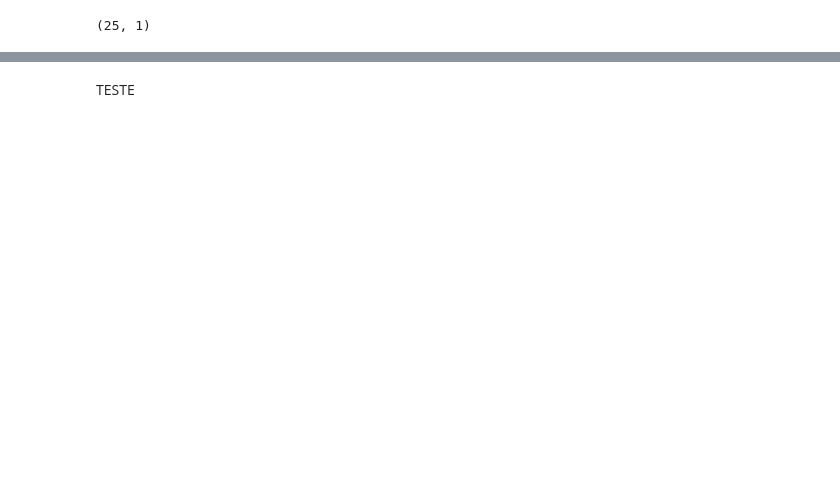
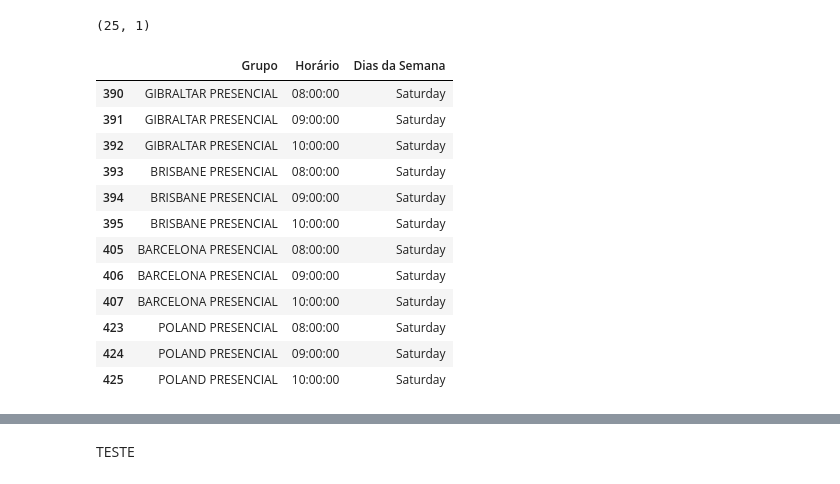
Before and after one commit to AllanTailon/TeacherScheduler, a Jupyter notebook: alocacao/notebook_test.ipynb, the cells around one changed output, grey strips where cells are left out. Saved outputs shown, nothing was run; the diff lists cells and outputs as text; code cells hidden in the pictures; blank space fills up the shorter version.

```diff
--- a/alocacao/notebook_test.ipynb
+++ b/alocacao/notebook_test.ipynb
@@ -87,0 +130,16 @@ teachers.shape
+# %%
+df_tratado[df_tratado['Grupo'].isin(["GIBRALTAR PRESENCIAL","BRISBANE PRESENCIAL","POLAND PRESENCIAL","BARCELONA PRESENCIAL"])]
+# %% [output]
+|  | Grupo | Horário | Dias da Semana |
+| 390 | GIBRALTAR PRESENCIAL | 08:00:00 | Saturday |
+| 391 | GIBRALTAR PRESENCIAL | 09:00:00 | Saturday |
+| 392 | GIBRALTAR PRESENCIAL | 10:00:00 | Saturday |
+| 393 | BRISBANE PRESENCIAL | 08:00:00 | Saturday |
+| 394 | BRISBANE PRESENCIAL | 09:00:00 | Saturday |
+| 395 | BRISBANE PRESENCIAL | 10:00:00 | Saturday |
+| 405 | BARCELONA PRESENCIAL | 08:00:00 | Saturday |
+| 406 | BARCELONA PRESENCIAL | 09:00:00 | Saturday |
+| 407 | BARCELONA PRESENCIAL | 10:00:00 | Saturday |
+| 423 | POLAND PRESENCIAL | 08:00:00 | Saturday |
+| 424 | POLAND PRESENCIAL | 09:00:00 | Saturday |
+| 425 | POLAND PRESENCIAL | 10:00:00 | Saturday |
```
Also changed, not shown: parts of 22 cells of this notebook.
